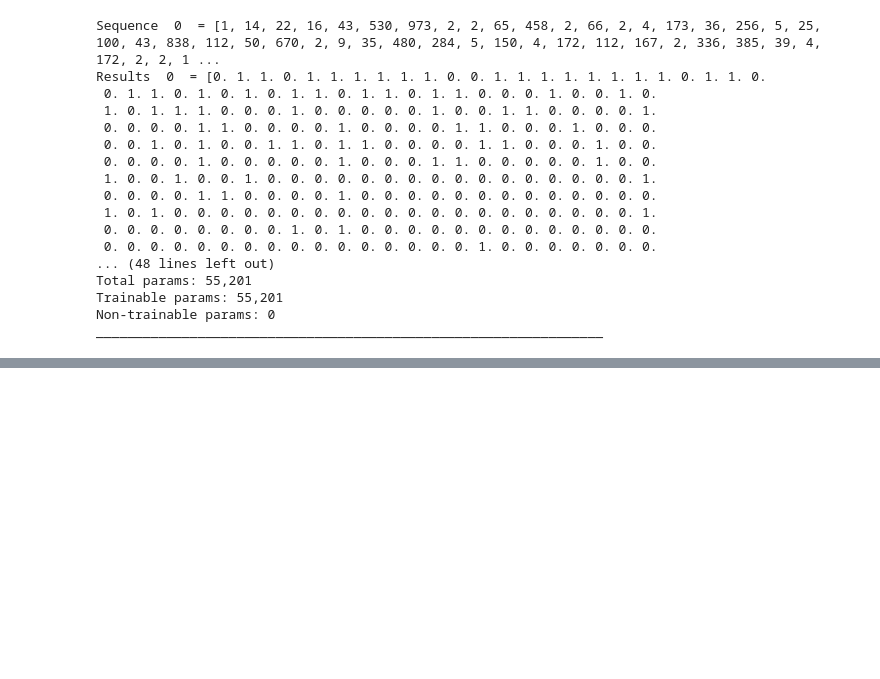
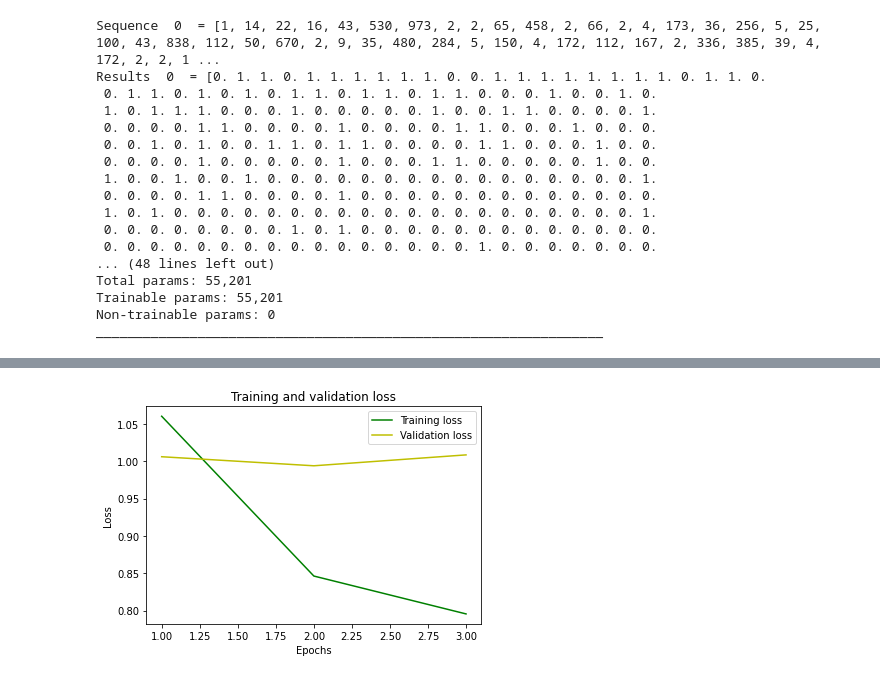
Before and after one commit to Alester99/Data, a Jupyter notebook: Lab_4.ipynb, the cells around one changed output, grey strips where cells are left out. Drawn from its saved outputs; the diff is of its cells as text; code cells hidden in the pictures; blank space fills up the shorter version.

```diff
--- a/Lab_4.ipynb
+++ b/Lab_4.ipynb
@@ -539,0 +631,12 @@ Standard Deviation: 0
+# %%
+y_train = df_train['Sentiment']
+# %%
+max_words = 8192
+tokenizer = Tokenizer(
+    num_words = max_words,
+    filters = '"#$%&()*+-/:;<=>@[\]^_`{|}~'
+)
+tokenizer.fit_on_texts(X_train)
+X_train = tokenizer.texts_to_sequences(X_train)
+X_train = pad_sequences(X_train, maxlen = max_phrase_len)
+y_train = tf.keras.utils.to_categorical(y_train)
@@ -539,0 +646,21 @@ Standard Deviation: 0
+# %%
+model_lstm = Sequential()
+model_lstm.add(Embedding(input_dim = max_words, output_dim = 256, input_length = max_phrase_len))
+model_lstm.add(SpatialDropout1D(0.3))
+model_lstm.add(LSTM(256, dropout = 0.3, recurrent_dropout = 0.3))
+model_lstm.add(Dense(256, activation = 'relu'))
+model_lstm.add(Dropout(0.3))
+model_lstm.add(Dense(5, activation = 'softmax'))
+model_lstm.compile(
+    loss='categorical_crossentropy',
+    optimizer='Adam',
+    metrics=['accuracy']
+)
+# %%
+history = model_lstm.fit(
+    X_train,
+    y_train,
+    validation_split = 0.1,
+    epochs = 3,
+    batch_size = 512
+)
@@ -539,0 +674,14 @@ Standard Deviation: 0
+# %%
+plt.clf()
+loss = history.history['loss']
+val_loss = history.history['val_loss']
+epochs = range(1, len(loss) + 1)
+plt.plot(epochs, loss, 'g', label='Training loss')
+plt.plot(epochs, val_loss, 'y', label='Validation loss')
+plt.title('Training and validation loss')
+plt.xlabel('Epochs')
+plt.ylabel('Loss')
+plt.legend()
+plt.show()
+# %% [output]
+[figure, added]
```
Also changed, not shown: parts of 22 cells of this notebook.
